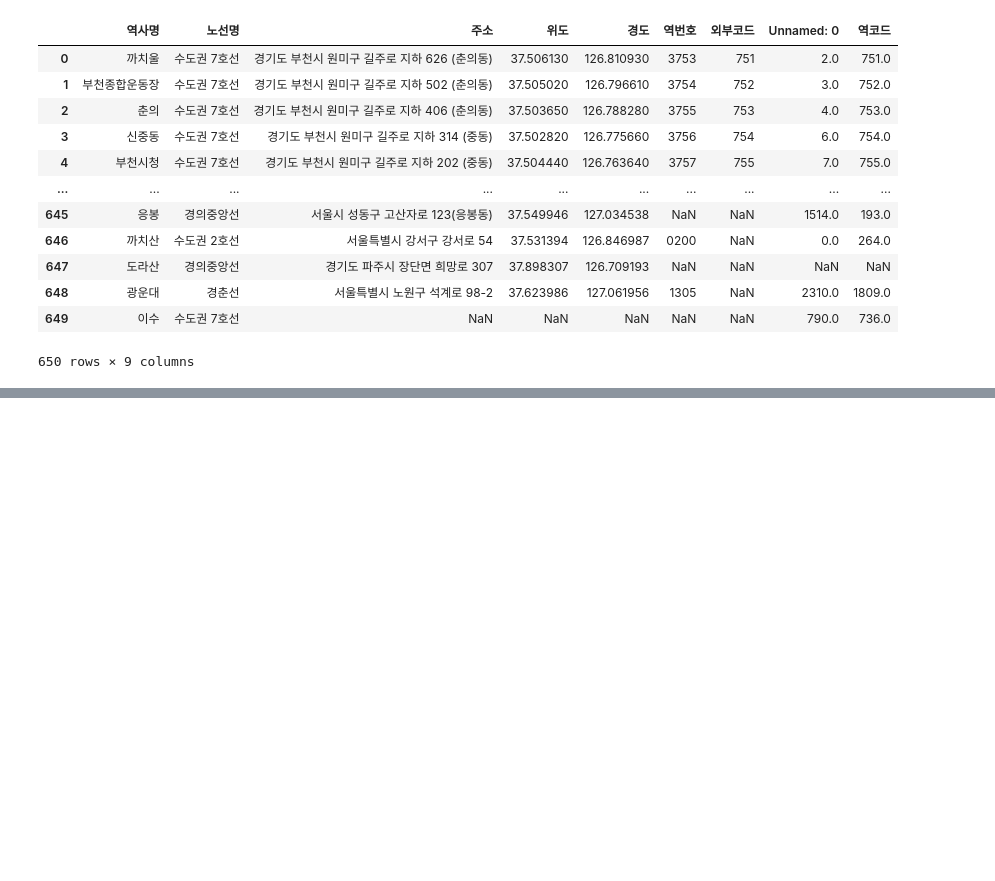
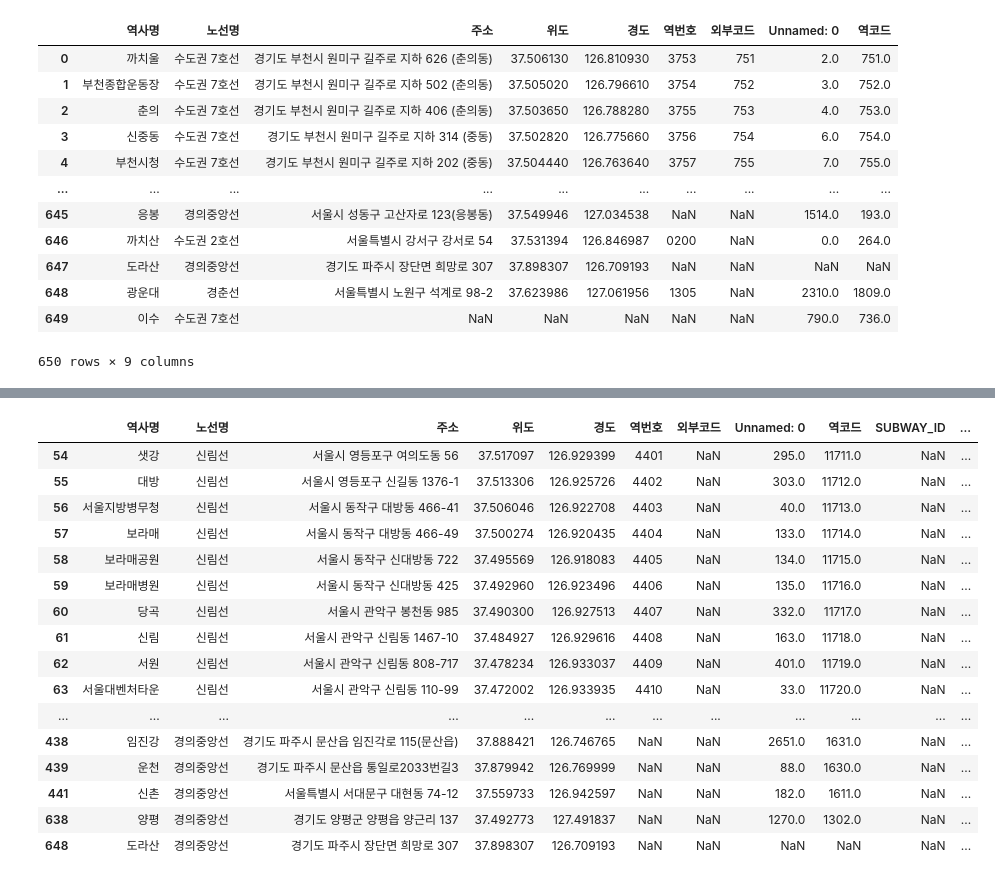
Before and after one commit to 23-1-CauCapstone-Team3/DataPreprocessing, a Jupyter notebook: train/station.ipynb, the cells around one changed output, grey strips where cells are left out. Saved outputs shown, nothing was run; the diff lists cells and outputs as text; code cells hidden in the pictures; blank space fills up the shorter version.

```diff
--- a/train/station.ipynb
+++ b/train/station.ipynb
@@ -1409,0 +1486,18 @@ result.to_csv("result_train_station_withcode.csv")
+# %%
+result["역사명"] = result["역사명"].replace({
+    '4.19민주묘지': '4.19 민주묘지',
+    '광교(경기대)': '광교',
+    '광교중앙(아주대)': '광교중앙',
+    '광나루': '광나루(장신대)',
+    '녹사평(용산구청)': '녹사평',
+    '몽촌토성': '몽촌토성(평화의문)',
+    '봉화산(서울의료원)': '봉화산',
+    '서울역': '서울',
+    '석남(거북시장)': '석남',
+    '수유(강북구청)': '수유',
+    '신창(순천향대)': '신창',
+    '아차산': '아차산(어린이대공원후문)',
+    '어린이대공원': '어린이대공원(세종대)',
+    '천호': '천호(풍납토성)',
+    '하남시청(덕풍.신장)': '하남시청'
+})
@@ -1409,0 +1526,19 @@ result.to_csv("result_train_station_withcode.csv")
+# %%
+result["역사명"] = result["역사명"].replace({
+    '군자': '군자(능동)',
+    '이수': '총신대입구(이수)'
+})
+
+# 그 외, 실제 역이름과 다르게 검색해야 하는 부분은 코드상에서 처리 필요
+# 응암 -> 응암순환(상선), 평택지제 -> 지제
+# * 서울시 이외의 역구간은 미제공 됩니다.(예, 광명, 서동탄, 춘천 등)
+
+# * 주의사항: 원천에서 데이터가 수집 및 가공되어 서비스되는 과정에서 시간 차가 발생할 수 있습니다.
+# 출력값 중 recptnDt(열차 도착정보를 생성한 시각)는 데이터가 생성된 시간을 의미하며 현재시각과 recptnDt의 차이 만큼 열차가 더 진행한 것으로 보정해서 사용해야 합니다.
+# 예시) 현재시간이 10시 5분 30초이고, recptnDt가 10시 3분 30초인경우 2분간의 시차가 발생하므로 도착정보는 2분씩 당겨지거나 1개의 역을 더 진행한것으로 판단
+# %%
+# 확인해보기
+
+temp = pd.merge(result, seoul_API, on=['역사명', '노선명'], how='outer')
+
+temp
@@ -1409,0 +1559,20 @@ result.to_csv("result_train_station_withcode.csv")
+# %%
+temp[pd.isnull(temp["SUBWAY_ID"])]
+# %% [output]
+|  | 역사명 | 노선명 | 주소 | 위도 | 경도 | 역번호 | 외부코드 | Unnamed: 0 | 역코드 | SUBWAY_ID | ... |
+| 54 | 샛강 | 신림선 | 서울시 영등포구 여의도동 56 | 37.517097 | 126.929399 | 4401 | NaN | 295.0 | 11711.0 | NaN | ... |
+| 55 | 대방 | 신림선 | 서울시 영등포구 신길동 1376-1 | 37.513306 | 126.925726 | 4402 | NaN | 303.0 | 11712.0 | NaN | ... |
+| 56 | 서울지방병무청 | 신림선 | 서울시 동작구 대방동 466-41 | 37.506046 | 126.922708 | 4403 | NaN | 40.0 | 11713.0 | NaN | ... |
+| 57 | 보라매 | 신림선 | 서울시 동작구 대방동 466-49 | 37.500274 | 126.920435 | 4404 | NaN | 133.0 | 11714.0 | NaN | ... |
+| 58 | 보라매공원 | 신림선 | 서울시 동작구 신대방동 722 | 37.495569 | 126.918083 | 4405 | NaN | 134.0 | 11715.0 | NaN | ... |
+| 59 | 보라매병원 | 신림선 | 서울시 동작구 신대방동 425 | 37.492960 | 126.923496 | 4406 | NaN | 135.0 | 11716.0 | NaN | ... |
+| 60 | 당곡 | 신림선 | 서울시 관악구 봉천동 985 | 37.490300 | 126.927513 | 4407 | NaN | 332.0 | 11717.0 | NaN | ... |
+| 61 | 신림 | 신림선 | 서울시 관악구 신림동 1467-10 | 37.484927 | 126.929616 | 4408 | NaN | 163.0 | 11718.0 | NaN | ... |
+| 62 | 서원 | 신림선 | 서울시 관악구 신림동 808-717 | 37.478234 | 126.933037 | 4409 | NaN | 401.0 | 11719.0 | NaN | ... |
+| 63 | 서울대벤처타운 | 신림선 | 서울시 관악구 신림동 110-99 | 37.472002 | 126.933935 | 4410 | NaN | 33.0 | 11720.0 | NaN | ... |
+| ... | ... | ... | ... | ... | ... | ... | ... | ... | ... | ... | ... |
+| 438 | 임진강 | 경의중앙선 | 경기도 파주시 문산읍 임진각로 115(문산읍) | 37.888421 | 126.746765 | NaN | NaN | 2651.0 | 1631.0 | NaN | ... |
+| 439 | 운천 | 경의중앙선 | 경기도 파주시 문산읍 통일로2033번길3 | 37.879942 | 126.769999 | NaN | NaN | 88.0 | 1630.0 | NaN | ... |
+| 441 | 신촌 | 경의중앙선 | 서울특별시 서대문구 대현동 74-12 | 37.559733 | 126.942597 | NaN | NaN | 182.0 | 1611.0 | NaN | ... |
+| 638 | 양평 | 경의중앙선 | 경기도 양평군 양평읍 양근리 137 | 37.492773 | 127.491837 | NaN | NaN | 1270.0 | 1302.0 | NaN | ... |
+| 648 | 도라산 | 경의중앙선 | 경기도 파주시 장단면 희망로 307 | 37.898307 | 126.709193 | NaN | NaN | NaN | NaN | NaN | ... |
```
Also changed, not shown: parts of 10 cells of this notebook, 1 other file.
